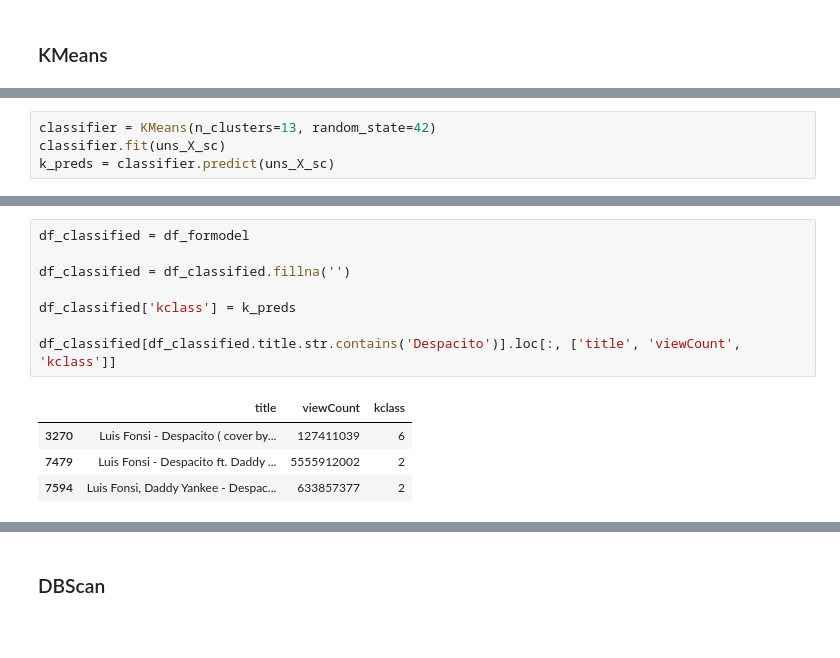
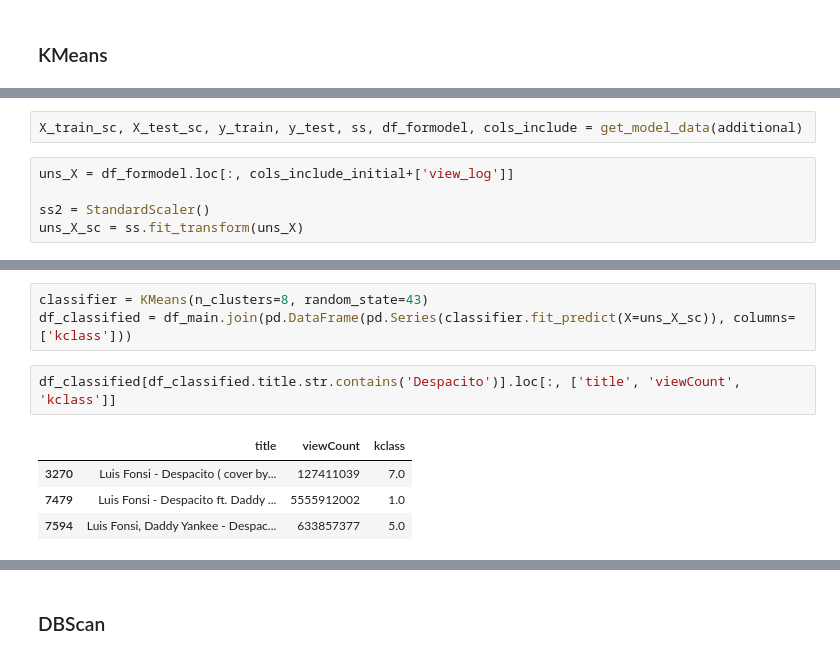
Before and after one commit to conorbarryhoke/Capstone, a Jupyter notebook: Classification_v2.ipynb, the cells around one changed output, grey strips where cells are left out. Cells and saved outputs as stored; diff of their text form; blank space fills up the shorter version.

```diff
--- a/Classification_v2.ipynb
+++ b/Classification_v2.ipynb
@@ -210,0 +161,7 @@ uns_X_sc = uns_ss.fit_transform(df_formodel.loc[:, cols_include])
+# %%
+X_train_sc, X_test_sc, y_train, y_test, ss, df_formodel, cols_include = get_model_data(additional)
+# %%
+uns_X = df_formodel.loc[:, cols_include_initial+['view_log']]
+
+ss2 = StandardScaler()
+uns_X_sc = ss.fit_transform(uns_X)
@@ -228,4 +187,0 @@ for n in range(10, 20):
-# %%
-classifier = KMeans(n_clusters=13, random_state=42)
-classifier.fit(uns_X_sc)
-k_preds = classifier.predict(uns_X_sc)
@@ -232,16 +211,13 @@ k_preds = classifier.predict(uns_X_sc)
+# %%
+classifier = KMeans(n_clusters=8, random_state=43)
+df_classified = df_main.join(pd.DataFrame(pd.Series(classifier.fit_predict(X=uns_X_sc)), columns=['kclass']))
 # %%
-df_classified = df_formodel
-
-df_classified = df_classified.fillna('')
-
-df_classified['kclass'] = k_preds
-
 df_classified[df_classified.title.str.contains('Despacito')].loc[:, ['title', 'viewCount', 'kclass']]
 # %% [output]
 |  | title | viewCount | kclass |
-| 3270 | Luis Fonsi - Despacito ( cover by... | 127411039 | 6 |
-| 7479 | Luis Fonsi - Despacito ft. Daddy ... | 5555912002 | 2 |
-| 7594 | Luis Fonsi, Daddy Yankee - Despac... | 633857377 | 2 |
+| 3270 | Luis Fonsi - Despacito ( cover by... | 127411039 | 7.0 |
+| 7479 | Luis Fonsi - Despacito ft. Daddy ... | 5555912002 | 1.0 |
+| 7594 | Luis Fonsi, Daddy Yankee - Despac... | 633857377 | 5.0 |
 # %%
 for i in range(9):
      print('   ', i, df_classified[df_classified.kclass==i].shape[0])
```
Also changed, not shown: parts of 39 cells of this notebook, 7 other files.
